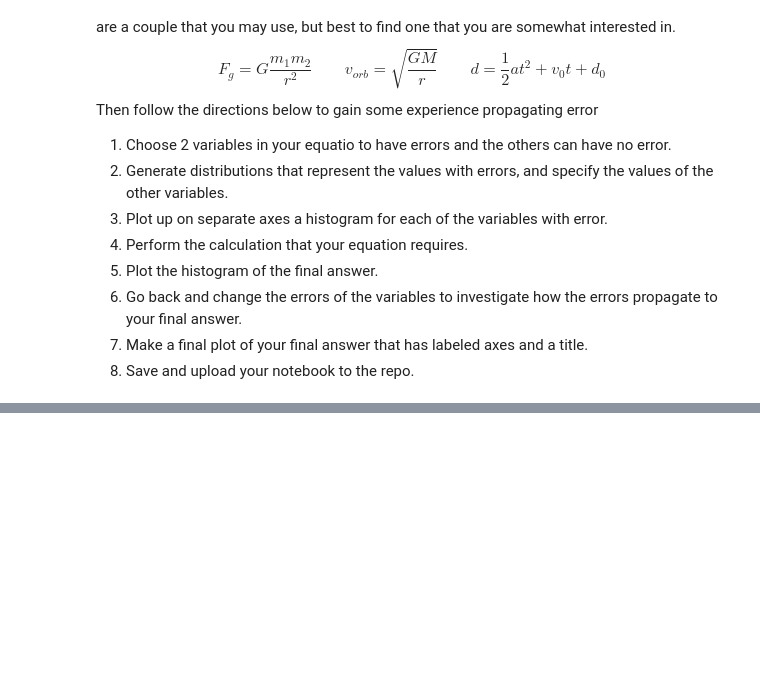
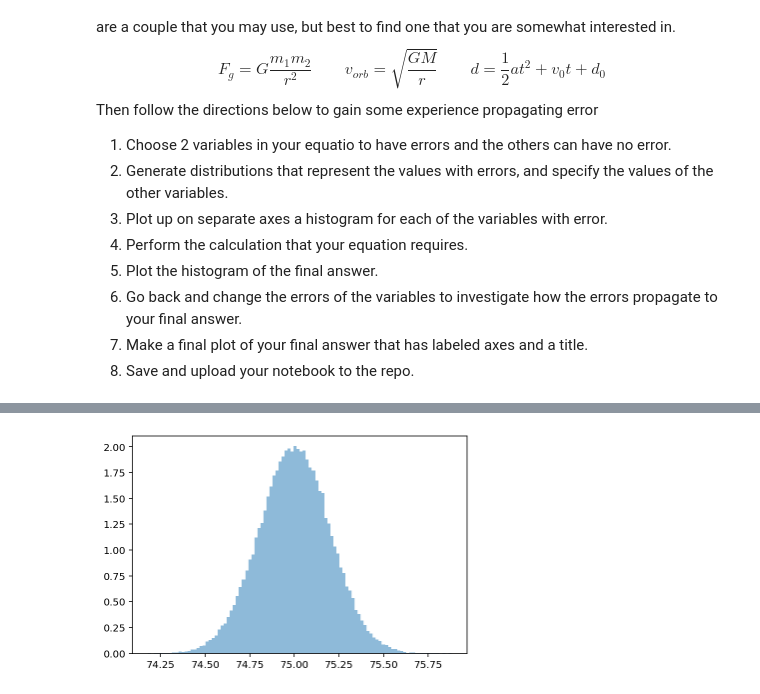
Before and after one commit to Kriskayak/Data, a Jupyter notebook: HW6_Distributions_Part1/Jennifer_Error_prop.ipynb, the cells around one changed output, grey strips where cells are left out. Saved outputs shown, nothing was run; the diff lists cells and outputs as text; code cells hidden in the pictures; blank space fills up the shorter version.

```diff
--- a/HW6_Distributions_Part1/Jennifer_Error_prop.ipynb
+++ b/HW6_Distributions_Part1/Jennifer_Error_prop.ipynb
@@ -140,0 +168,6 @@ Then follow the directions below to gain some experience propagating error
+# %%
+change_temp = np.random.normal(75,0.15,100000)
+# %%
+hist = plt.hist(change_temp,bins=100,alpha=0.5,density=True)
+# %% [output]
+[figure, added]
```
Also changed, not shown: parts of 13 cells of this notebook.
